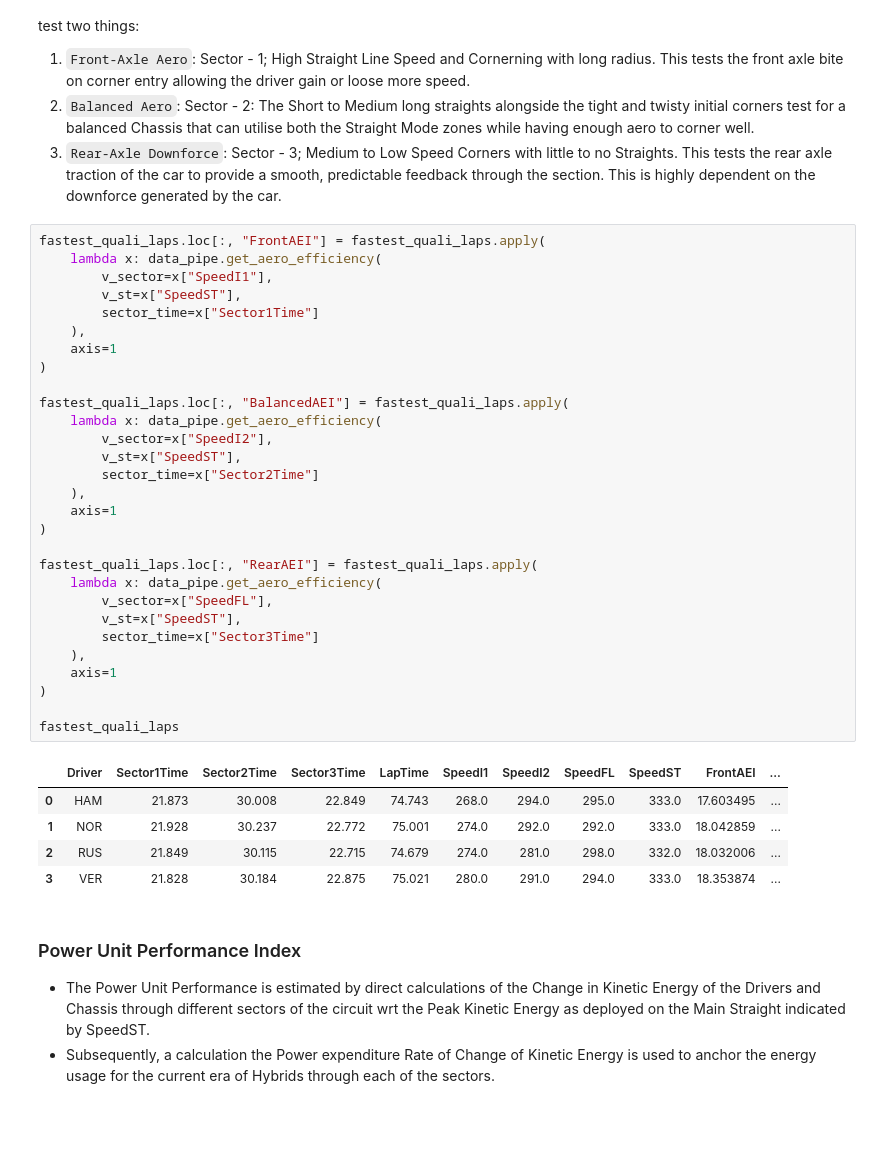
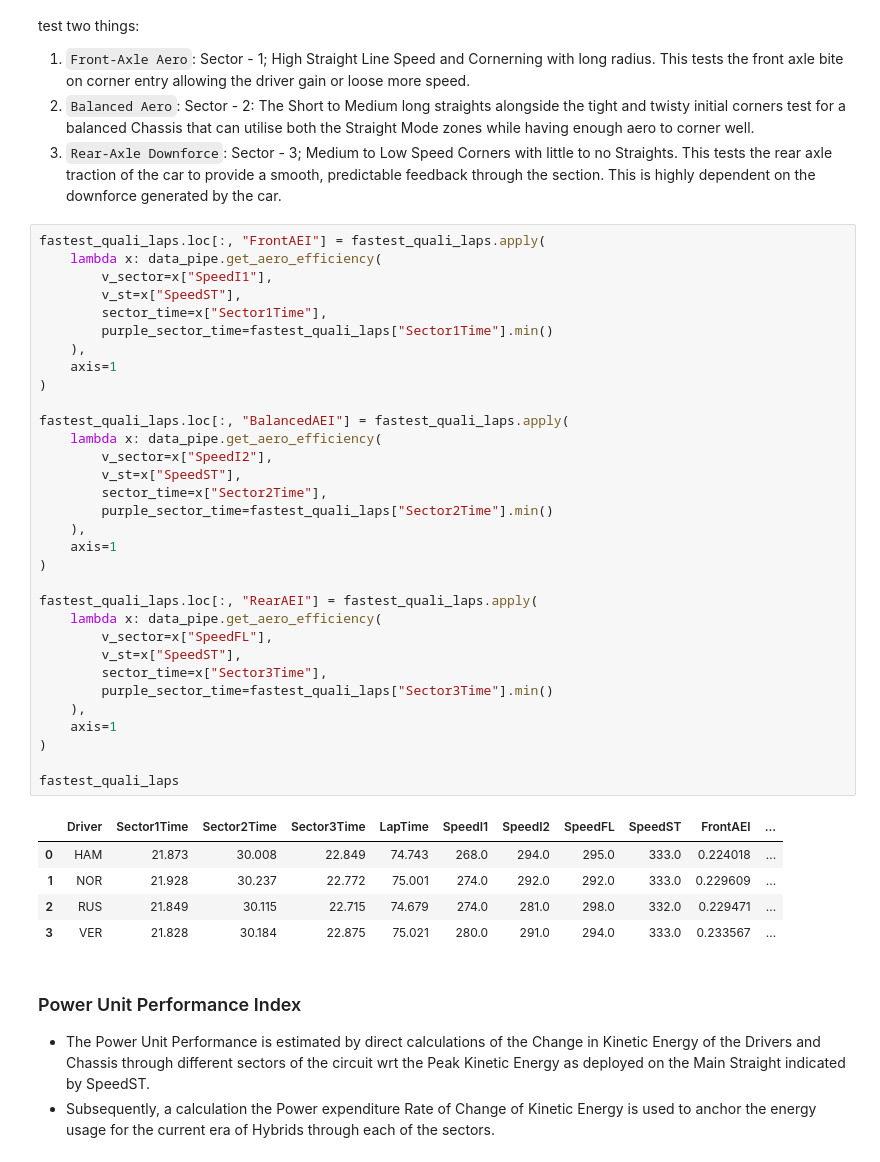
Before and after one commit to anilhimam17/Racing-all-Along, a Jupyter notebook: F1/notebooks/race_debriefs_2026/barcelona_quali.ipynb, the cells around one changed output. Drawn from its saved outputs; the diff is of its cells as text; blank space fills up the shorter version.

```diff
--- a/F1/notebooks/race_debriefs_2026/barcelona_quali.ipynb
+++ b/F1/notebooks/race_debriefs_2026/barcelona_quali.ipynb
@@ -236,38 +236,41 @@ Comparing the average speed maintained in High-Downforce Sections to the Low-Dra
 # %%
 fastest_quali_laps.loc[:, "FrontAEI"] = fastest_quali_laps.apply(
     lambda x: data_pipe.get_aero_efficiency(
         v_sector=x["SpeedI1"],
         v_st=x["SpeedST"],
-        sector_time=x["Sector1Time"]
+        sector_time=x["Sector1Time"],
+        purple_sector_time=fastest_quali_laps["Sector1Time"].min()
     ),
     axis=1
 )
 
 fastest_quali_laps.loc[:, "BalancedAEI"] = fastest_quali_laps.apply(
     lambda x: data_pipe.get_aero_efficiency(
         v_sector=x["SpeedI2"],
         v_st=x["SpeedST"],
-        sector_time=x["Sector2Time"]
+        sector_time=x["Sector2Time"],
+        purple_sector_time=fastest_quali_laps["Sector2Time"].min()
     ),
     axis=1
 )
 
 fastest_quali_laps.loc[:, "RearAEI"] = fastest_quali_laps.apply(
     lambda x: data_pipe.get_aero_efficiency(
         v_sector=x["SpeedFL"],
         v_st=x["SpeedST"],
-        sector_time=x["Sector3Time"]
+        sector_time=x["Sector3Time"],
+        purple_sector_time=fastest_quali_laps["Sector3Time"].min()
     ),
     axis=1
 )
 
 fastest_quali_laps
 # %% [output]
 |  | Driver | Sector1Time | Sector2Time | Sector3Time | LapTime | SpeedI1 | SpeedI2 | SpeedFL | SpeedST | FrontAEI | ... |
-| 0 | HAM | 21.873 | 30.008 | 22.849 | 74.743 | 268.0 | 294.0 | 295.0 | 333.0 | 17.603495 | ... |
-| 1 | NOR | 21.928 | 30.237 | 22.772 | 75.001 | 274.0 | 292.0 | 292.0 | 333.0 | 18.042859 | ... |
-| 2 | RUS | 21.849 | 30.115 | 22.715 | 74.679 | 274.0 | 281.0 | 298.0 | 332.0 | 18.032006 | ... |
-| 3 | VER | 21.828 | 30.184 | 22.875 | 75.021 | 280.0 | 291.0 | 294.0 | 333.0 | 18.353874 | ... |
+| 0 | HAM | 21.873 | 30.008 | 22.849 | 74.743 | 268.0 | 294.0 | 295.0 | 333.0 | 0.224018 | ... |
+| 1 | NOR | 21.928 | 30.237 | 22.772 | 75.001 | 274.0 | 292.0 | 292.0 | 333.0 | 0.229609 | ... |
+| 2 | RUS | 21.849 | 30.115 | 22.715 | 74.679 | 274.0 | 281.0 | 298.0 | 332.0 | 0.229471 | ... |
+| 3 | VER | 21.828 | 30.184 | 22.875 | 75.021 | 280.0 | 291.0 | 294.0 | 333.0 | 0.233567 | ... |
 # %% [markdown]
 ### Power Unit Performance Index
 - The Power Unit Performance is estimated by direct calculations of the Change in Kinetic Energy of the Drivers and Chassis through different sectors of the circuit wrt the Peak Kinetic Energy as deployed on the Main Straight indicated by SpeedST.
```
Also changed, not shown: parts of 4 cells of this notebook.
